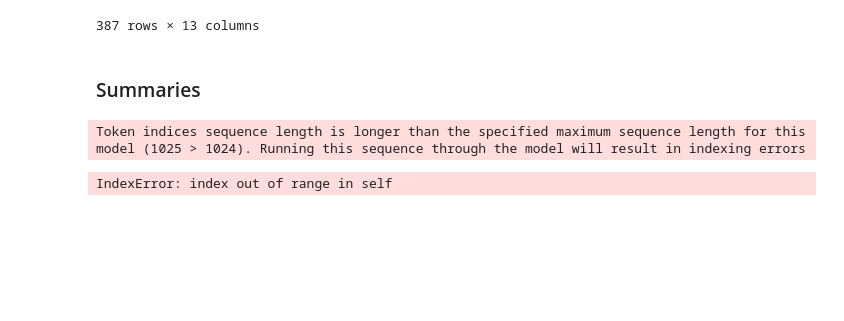
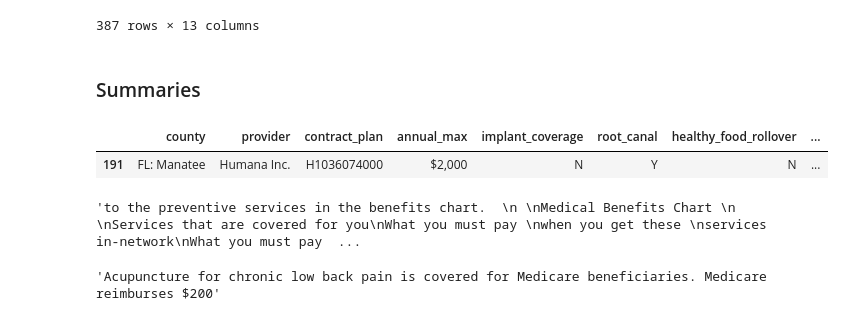
Before and after one commit to britt-regan/health-plan-comparison, a Jupyter notebook: bart.ipynb, the cells around one changed output. Drawn from its saved outputs; the diff is of its cells as text; code cells hidden in the pictures; blank space fills up the shorter version.

```diff
--- a/bart.ipynb
+++ b/bart.ipynb
@@ -156,12 +157,20 @@ def summarize(doc):
     chain = load_summarize_chain(llm, chain_type = "map_reduce")
     output_summary = chain.run(docs)
     return output_summary
-# %%
-summaries = []
-
-for doc in docs:
-    output_summary = summarize(doc)
-    summaries.append(output_summary)
-# %% [output]
-Token indices sequence length is longer than the specified maximum sequence length for this model (1025 > 1024). Running this sequence through the model will result in indexing errors
-IndexError: index out of range in self
+# %%
+dataset_file = open('docs.pkl', 'rb')
+docs = pickle.load(dataset_file)
+dataset_file.close()
+# %%
+docs[docs['contract_plan'] == 'H1036074000']
+# %% [output]
+|  | county | provider | contract_plan | annual_max | implant_coverage | root_canal | healthy_food_rollover | ... |
+| 191 | FL: Manatee | Humana Inc. | H1036074000 | $2,000 | N | Y | N | ... |
+# %%
+docs[191]
+# %% [output]
+'to the preventive services in the benefits chart.  \n \nMedical Benefits Chart \n \nServices that are covered for you\nWhat you must pay \nwhen you get these \nservices in‑network\nWhat you must pay  ...
+# %%
+summarize(docs[191])
+# %% [output]
+'Acupuncture for chronic low back pain is covered for Medicare beneficiaries. Medicare reimburses $200'
```
Also changed, not shown: parts of 2 cells of this notebook, 16 other files.
